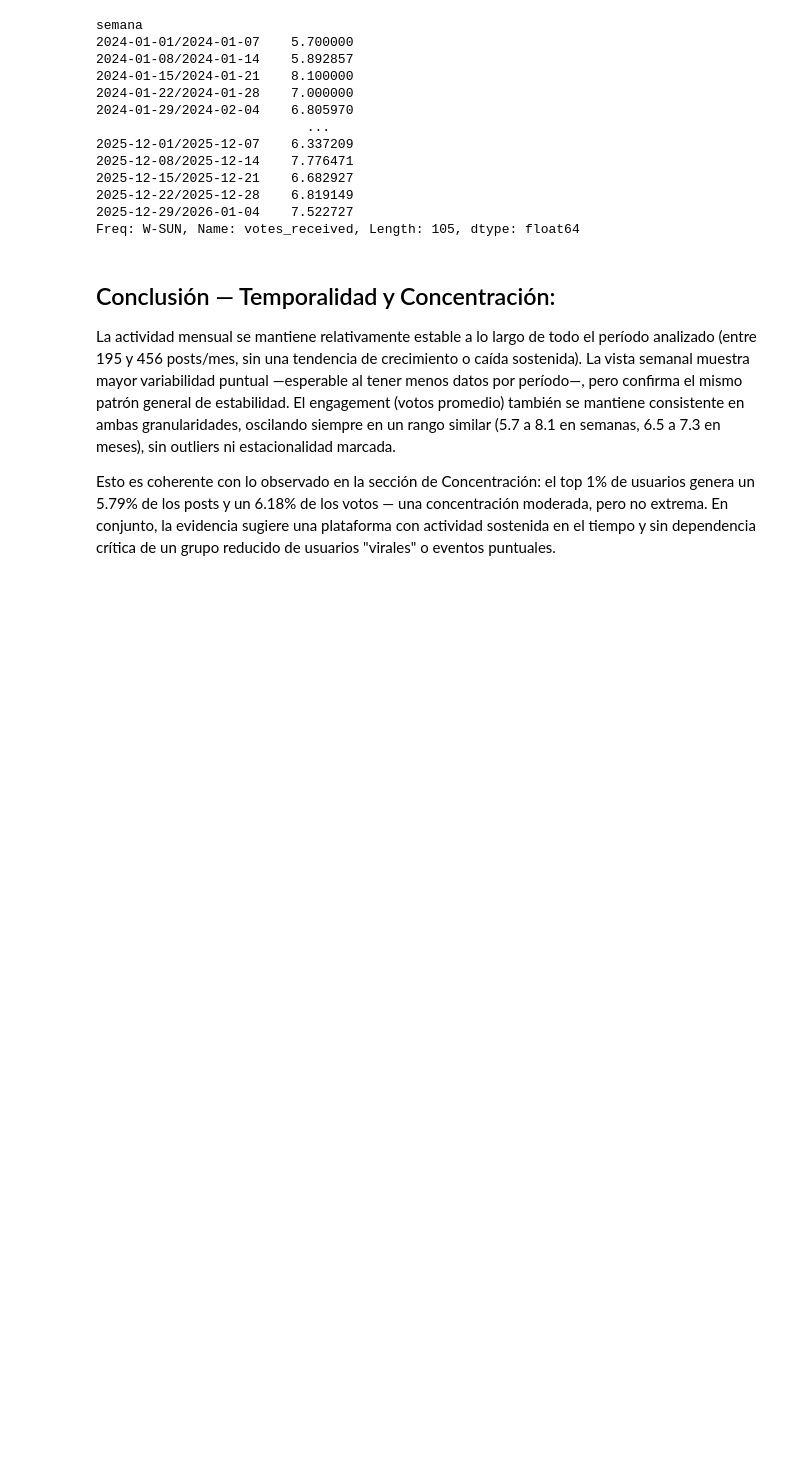
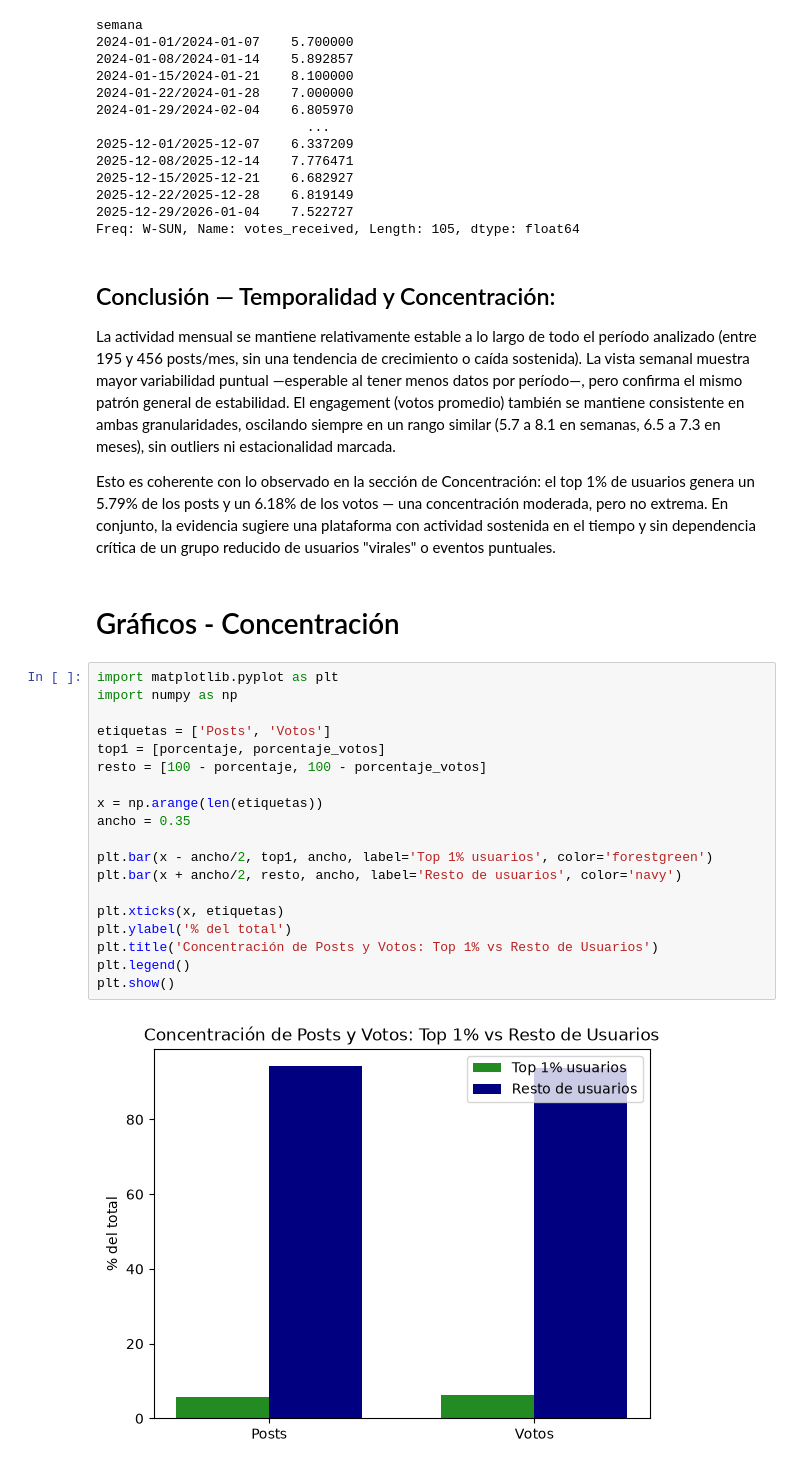
Before and after one commit to CarlosScura/IceAnalytics, a Jupyter notebook: iceanalytics_pipeline.ipynb, the cells around one changed output. Saved outputs shown, nothing was run; the diff lists cells and outputs as text; blank space fills up the shorter version.

Commit message:
feat: gráficos de concentración (barras agrupadas) y temporalidad (líneas mensuales).

```diff
--- a/iceanalytics_pipeline.ipynb
+++ b/iceanalytics_pipeline.ipynb
@@ -705,3 +705,26 @@ Freq: W-SUN, Name: votes_received, Length: 105, dtype: float64
 La actividad mensual se mantiene relativamente estable a lo largo de todo el período analizado (entre 195 y 456 posts/mes, sin una tendencia de crecimiento o caída sostenida). La vista semanal muestra mayor variabilidad puntual —esperable al tener menos datos por período—, pero confirma el mismo patrón general de estabilidad. El engagement (votos promedio) también se mantiene consistente en ambas granularidades, oscilando siempre en un rango similar (5.7 a 8.1 en semanas, 6.5 a 7.3 en meses), sin outliers ni estacionalidad marcada.
 
 Esto es coherente con lo observado en la sección de Concentración: el top 1% de usuarios genera un 5.79% de los posts y un 6.18% de los votos — una concentración moderada, pero no extrema. En conjunto, la evidencia sugiere una plataforma con actividad sostenida en el tiempo y sin dependencia crítica de un grupo reducido de usuarios "virales" o eventos puntuales.
+# %% [markdown]
+# Gráficos - Concentración
+# %%
+import matplotlib.pyplot as plt
+import numpy as np
+
+etiquetas = ['Posts', 'Votos']
+top1 = [porcentaje, porcentaje_votos]
+resto = [100 - porcentaje, 100 - porcentaje_votos]
+
+x = np.arange(len(etiquetas))
+ancho = 0.35
+
+plt.bar(x - ancho/2, top1, ancho, label='Top 1% usuarios', color='forestgreen')
+plt.bar(x + ancho/2, resto, ancho, label='Resto de usuarios', color='navy')
+
+plt.xticks(x, etiquetas)
+plt.ylabel('% del total')
+plt.title('Concentración de Posts y Votos: Top 1% vs Resto de Usuarios')
+plt.legend()
+plt.show()
+# %% [output]
+[figure, added]
```
Also changed, not shown: parts of 4 cells of this notebook.
